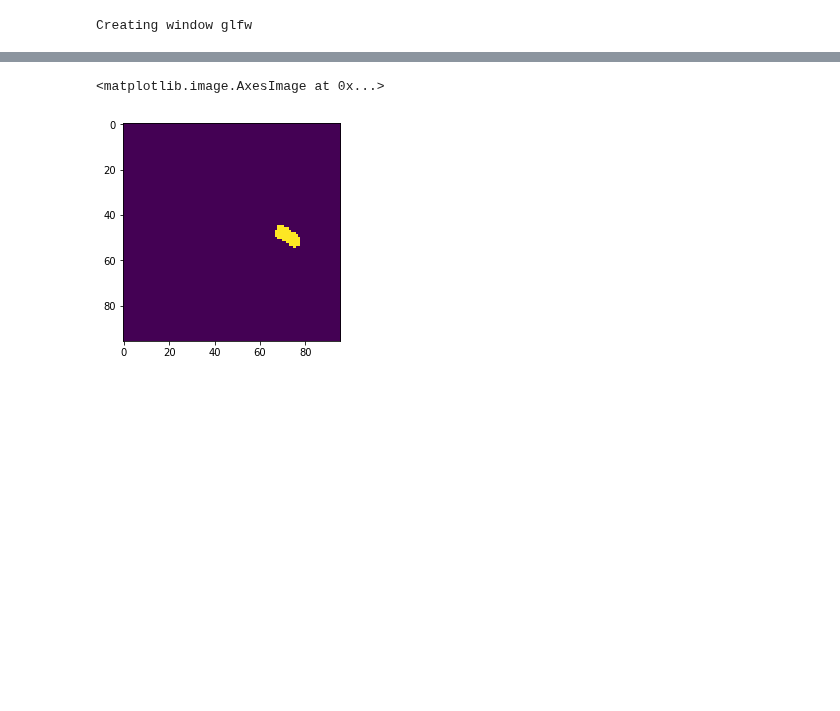
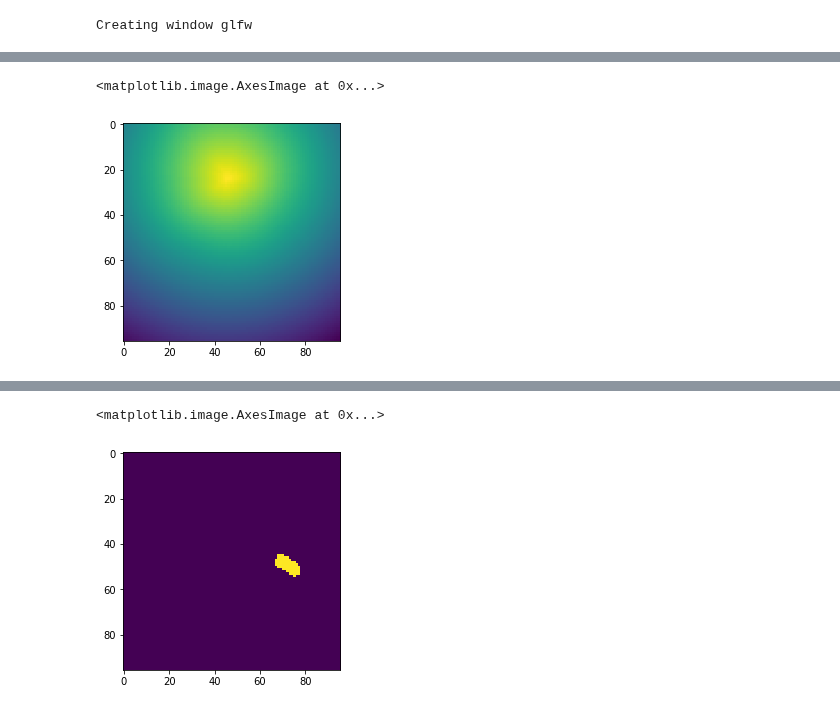
Before and after one commit to hogunkee/ur5_manipulation, a Jupyter notebook: object_wise/dqn/debugging.ipynb, the cells around one changed output, grey strips where cells are left out. Drawn from its saved outputs; the diff is of its cells as text; code cells hidden in the pictures; blank space fills up the shorter version.

```diff
--- a/object_wise/dqn/debugging.ipynb
+++ b/object_wise/dqn/debugging.ipynb
@@ -47 +81,6 @@ masks, feature = sdf.get_ucn_masks(state_img[0], None, 'HWC')
+# %%
+plt.imshow(final.reshape(96,96))
+# %% [output]
+<matplotlib.image.AxesImage at 0x...>
+[figure, added]
 # %%
```
Also changed, not shown: parts of 14 cells of this notebook, 1 other file.
